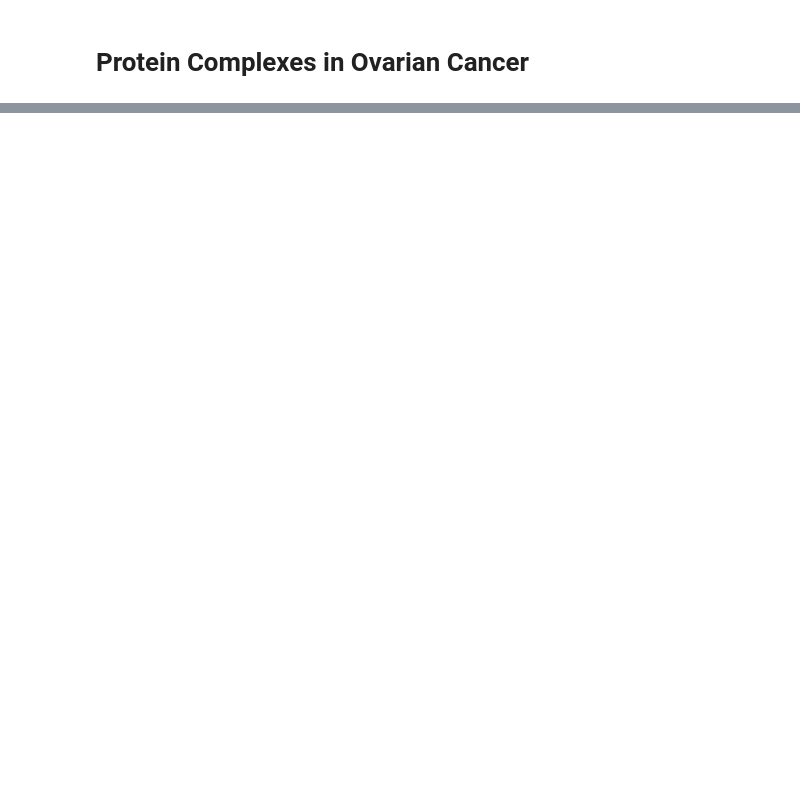
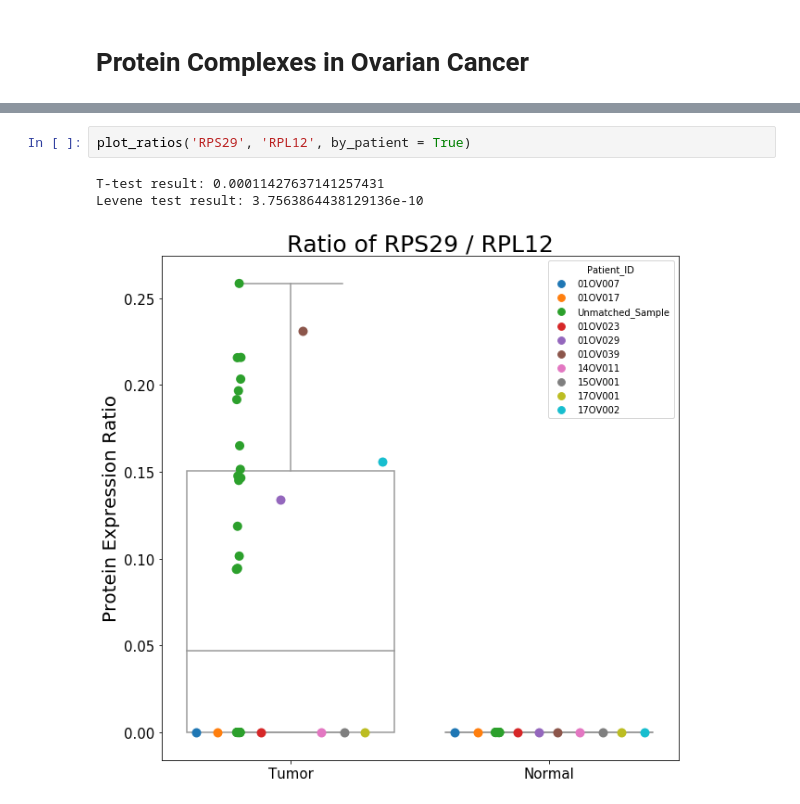
Before and after one commit to PayneLab/OvarianProspective, a Jupyter notebook: Protein_Complexes/Ratio_Analysis.ipynb, the cells around one changed output, grey strips where cells are left out. Saved outputs shown, nothing was run; the diff lists cells and outputs as text; blank space fills up the shorter version.

```diff
--- a/Protein_Complexes/Ratio_Analysis.ipynb
+++ b/Protein_Complexes/Ratio_Analysis.ipynb
@@ -260,0 +77,6 @@ plot_ratios('ARPC1B', 'ACTR2')
+# %%
+plot_ratios('RPS29', 'RPL12', by_patient = True)
+# %% [output]
+T-test result: 0.00011427637141257431
+Levene test result: 3.7563864438129136e-10
+[figure, added]
```
Also changed, not shown: parts of 26 cells of this notebook, 1 other file.
